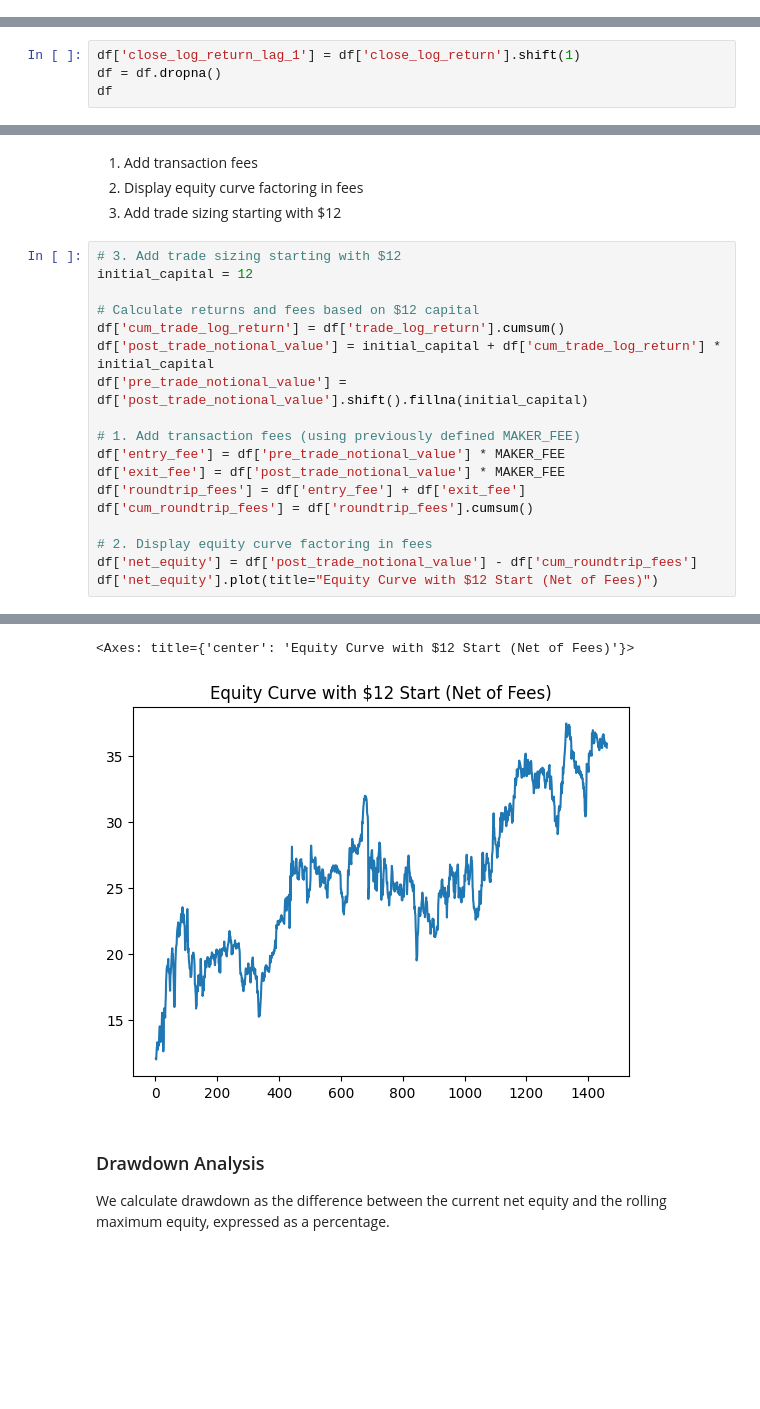
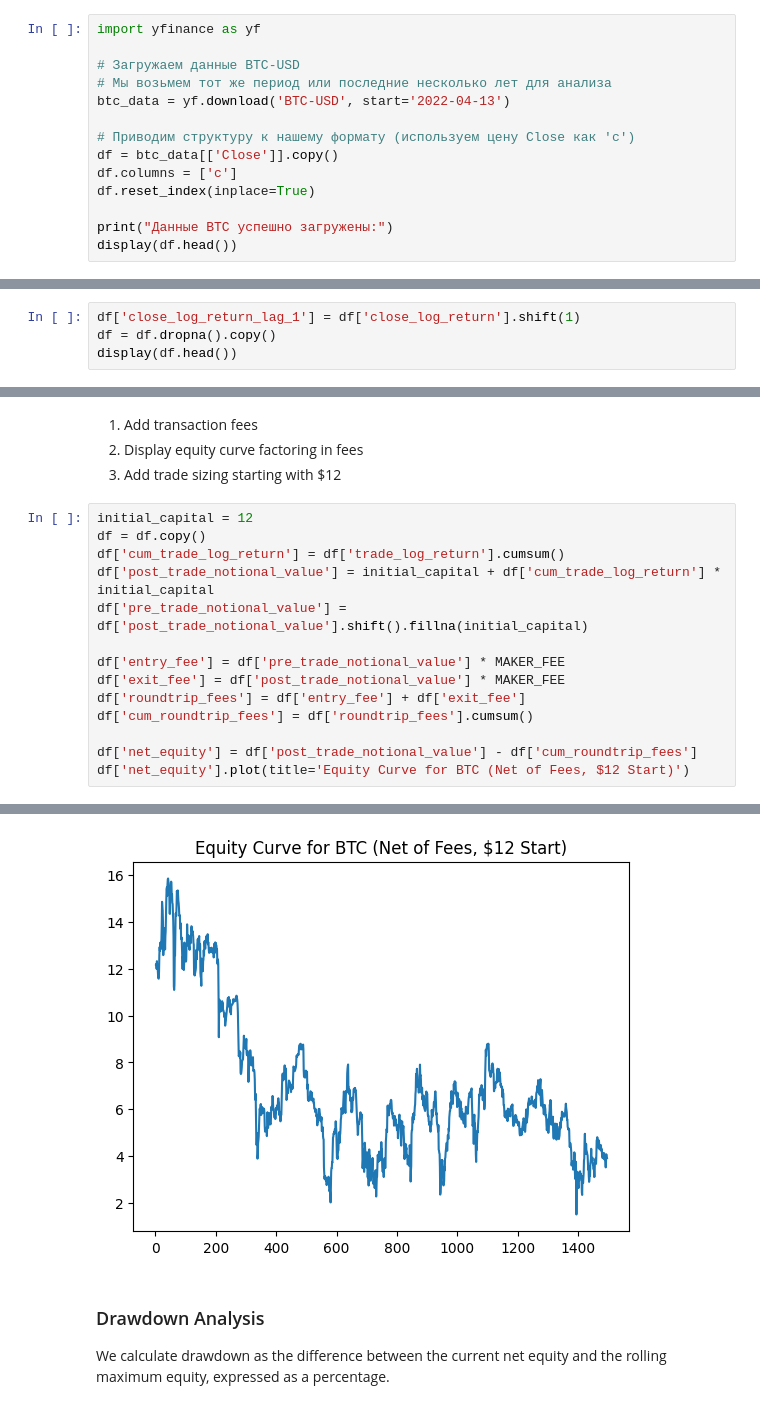
Before and after one commit to alxmzr/Colab, a Jupyter notebook: mean_reversion_strategy_with_fees.ipynb, the cells around one changed output, grey strips where cells are left out. Drawn from its saved outputs; the diff is of its cells as text; blank space fills up the shorter version.

```diff
--- a/mean_reversion_strategy_with_fees.ipynb
+++ b/mean_reversion_strategy_with_fees.ipynb
@@ -46,0 +67,14 @@ df
+# %%
+import yfinance as yf
+
+# Загружаем данные BTC-USD
+# Мы возьмем тот же период или последние несколько лет для анализа
+btc_data = yf.download('BTC-USD', start='2022-04-13')
+
+# Приводим структуру к нашему формату (используем цену Close как 'c')
+df = btc_data[['Close']].copy()
+df.columns = ['c']
+df.reset_index(inplace=True)
+
+print("Данные BTC успешно загружены:")
+display(df.head())
@@ -67,6 +106,6 @@ df
 ## Create Auto-Regressive Log Returns
 # %%
 df['close_log_return_lag_1'] = df['close_log_return'].shift(1)
-df = df.dropna()
-df
+df = df.dropna().copy()
+display(df.head())
 # %% [output]
@@ -442,21 +463,17 @@ df['net_equity'].plot()
 2. Display equity curve factoring in fees
 3. Add trade sizing starting with $12
 # %%
-# 3. Add trade sizing starting with $12
 initial_capital = 12
-
-# Calculate returns and fees based on $12 capital
+df = df.copy()
 df['cum_trade_log_return'] = df['trade_log_return'].cumsum()
 df['post_trade_notional_value'] = initial_capital + df['cum_trade_log_return'] * initial_capital
 df['pre_trade_notional_value'] = df['post_trade_notional_value'].shift().fillna(initial_capital)
 
-# 1. Add transaction fees (using previously defined MAKER_FEE)
 df['entry_fee'] = df['pre_trade_notional_value'] * MAKER_FEE
 df['exit_fee'] = df['post_trade_notional_value'] * MAKER_FEE
 df['roundtrip_fees'] = df['entry_fee'] + df['exit_fee']
 df['cum_roundtrip_fees'] = df['roundtrip_fees'].cumsum()
 
-# 2. Display equity curve factoring in fees
 df['net_equity'] = df['post_trade_notional_value'] - df['cum_roundtrip_fees']
-df['net_equity'].plot(title="Equity Curve with $12 Start (Net of Fees)")
+df['net_equity'].plot(title='Equity Curve for BTC (Net of Fees, $12 Start)')
 # %% [output]
@@ -480,5 +481,4 @@ See the caveats in the documentation: https://pandas.pydata.org/pandas-docs/stab
-<Axes: title={'center': 'Equity Curve with $12 Start (Net of Fees)'}>
-[figure, old version]
+[figure, new version]
 # %% [markdown]
 ### Drawdown Analysis
 We calculate drawdown as the difference between the current net equity and the rolling maximum equity, expressed as a percentage.
```
Also changed, not shown: parts of 17 cells of this notebook.
